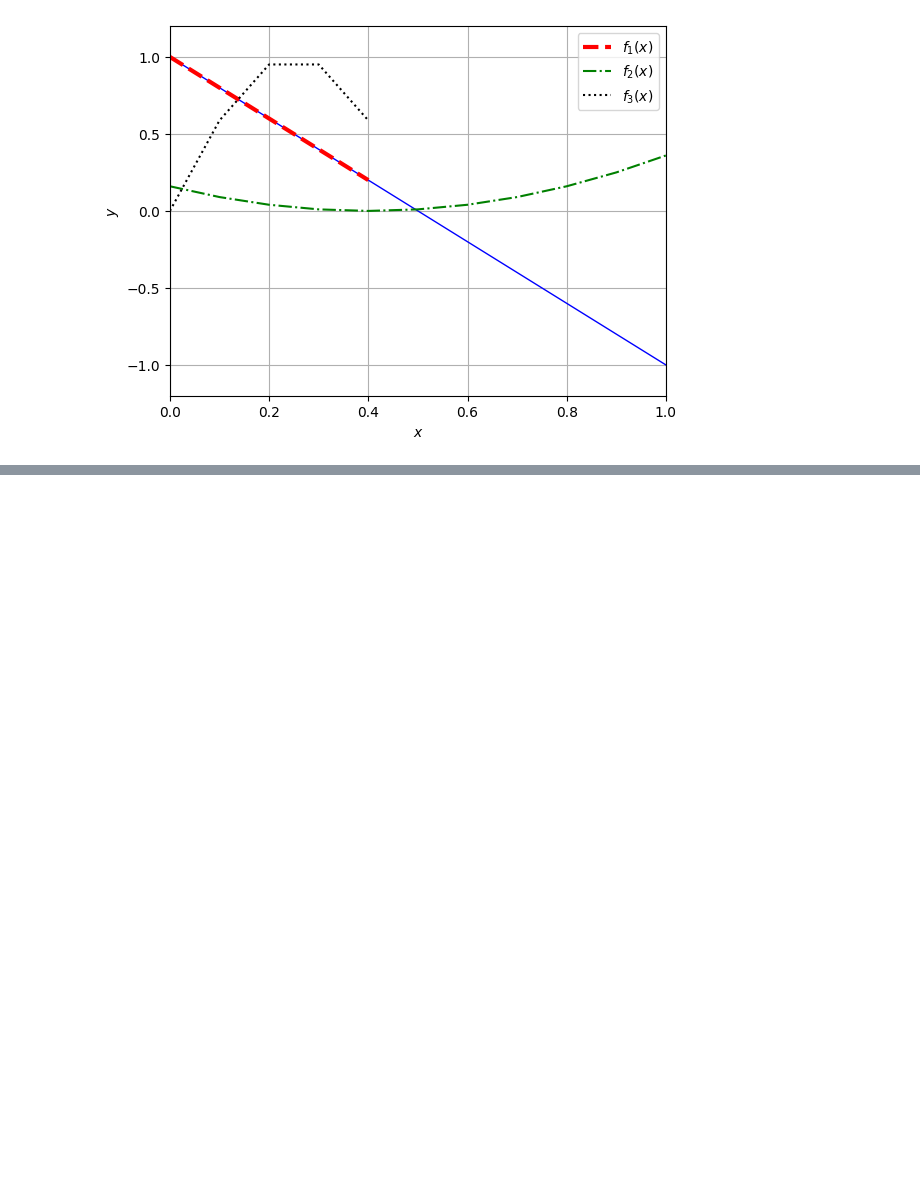
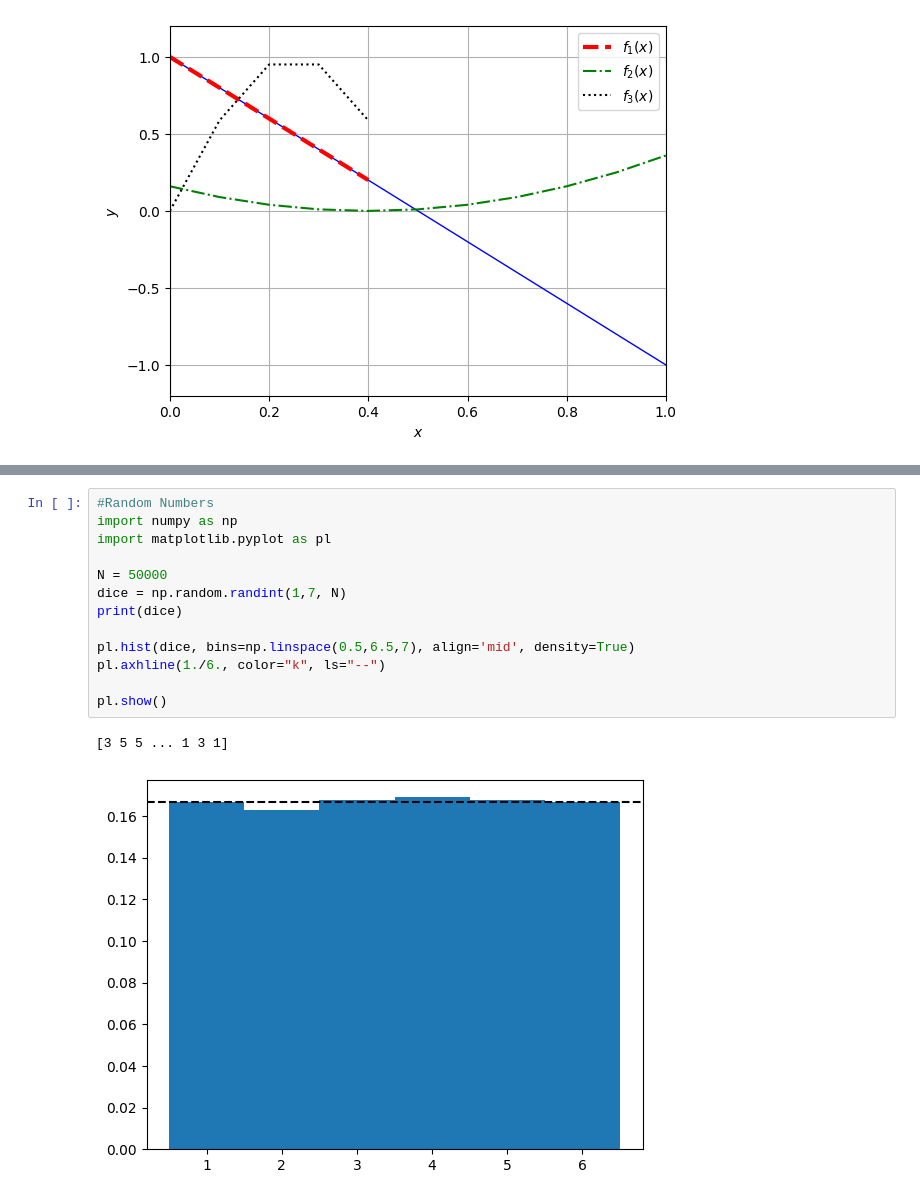
Before and after one commit to anees028/CFD_practice, a Jupyter notebook: CFD_Class.ipynb, the cells around one changed output, grey strips where cells are left out. Drawn from its saved outputs; the diff is of its cells as text; blank space fills up the shorter version.

```diff
--- a/CFD_Class.ipynb
+++ b/CFD_Class.ipynb
@@ -147,0 +268,16 @@ TaylorN: N = 4 n = 4
+# %%
+#Random Numbers
+import numpy as np
+import matplotlib.pyplot as pl
+
+N = 50000
+dice = np.random.randint(1,7, N)
+print(dice)
+
+pl.hist(dice, bins=np.linspace(0.5,6.5,7), align='mid', density=True)
+pl.axhline(1./6., color="k", ls="--")
+
+pl.show()
+# %% [output]
+[3 5 5 ... 1 3 1]
+[figure, added]
```
Also changed, not shown: parts of 5 cells of this notebook.
